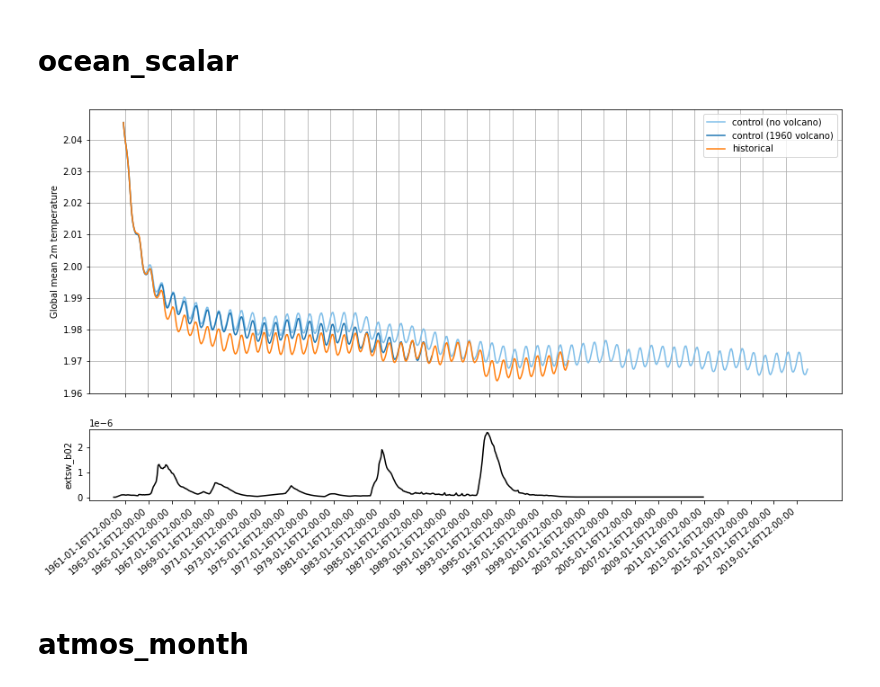
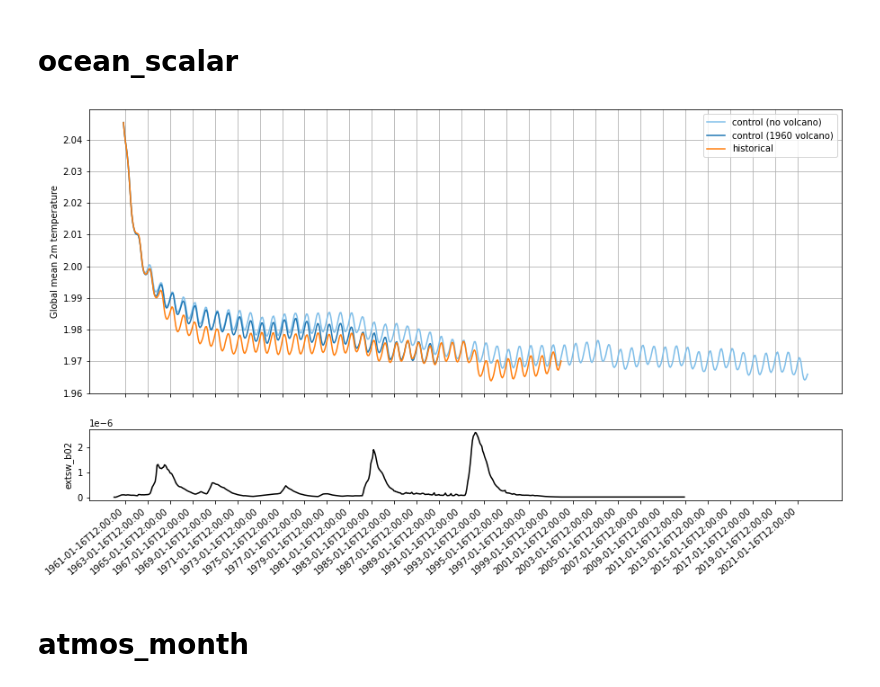
Before and after one commit to dougiesquire/cm-historical, a Jupyter notebook: notebooks/hist_mem001.ipynb, the cells around one changed output. Cells and saved outputs as stored; diff of their text form; code cells hidden in the pictures.

```diff
--- a/notebooks/hist_mem001.ipynb
+++ b/notebooks/hist_mem001.ipynb
@@ -39,34 +39,35 @@ ax0.plot([np.datetime64(t.strftime()) for t in ctrl_nvol_ocean_scalar.time.value
          ctrl_nvol_ocean_scalar['temp_total'],
          label='control (no volcano)', color=lighten('C0'), linestyle='-')
 ax0.plot([np.datetime64(t.strftime()) for t in ctrl_ocean_scalar.time.values],
          ctrl_ocean_scalar['temp_total'],
          label='control (1960 volcano)', color='C0', linestyle='-')
 ax0.plot([np.datetime64(t.strftime()) for t in hist_ocean_scalar.time.values],
          hist_ocean_scalar['temp_total'],
          label='historical', color='C1', linestyle='-')
 
 ax0.legend()
 ax0.set_ylabel('Global mean 2m temperature');
 ax0.grid()
 xticks = [np.datetime64(t.strftime()) for t in ctrl_nvol_ocean_scalar.time.values[2::24]]
 ax0.set_xticks(xticks)
 ax0.set_xticklabels([])
+xlims = ax0.get_xlim()
 
 f = xr.open_dataset(f'{forcing_path}INPUT/extsw_data.nc')
 
 period = slice(str(ctrl_nvol_gbl_anom.time[0].dt.year.values),
                str(ctrl_nvol_gbl_anom.time[-1].dt.year.values))
 lev = 60
 
 lat_mean = f['extsw_b02'].sel(time=period).mean('lat')
 ax1.plot([np.datetime64(t.strftime()) for t in lat_mean.time.values],
         lat_mean.sel(pfull=lev, method='nearest'), color='k')
 ax1.set_xticks(xticks)
 ax1.set_xticklabels(xticks, rotation=40, ha='right');
 ax1.set_ylabel('extsw_b02');
 ax1.set_xlim(xlims);
 # %% [output]
-[figure, old version]
+[figure, new version]
 # %% [markdown]
 # atmos_month
 # %%
```
Also changed, not shown: parts of 4 cells of this notebook.
